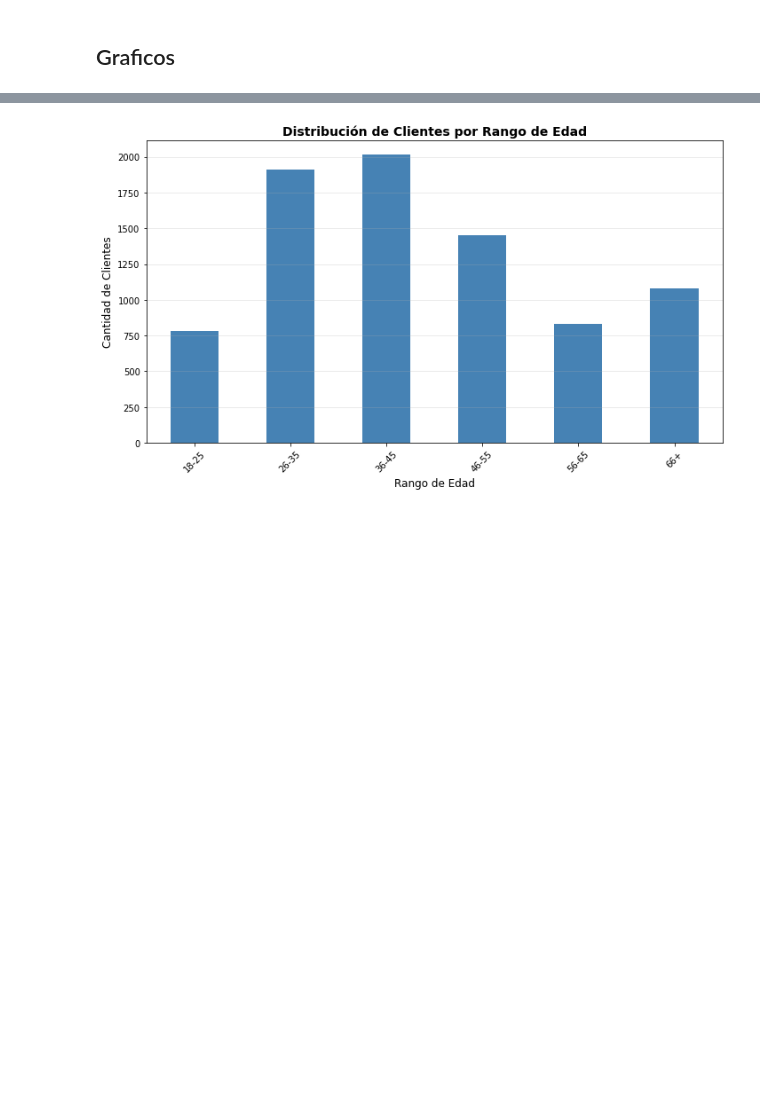
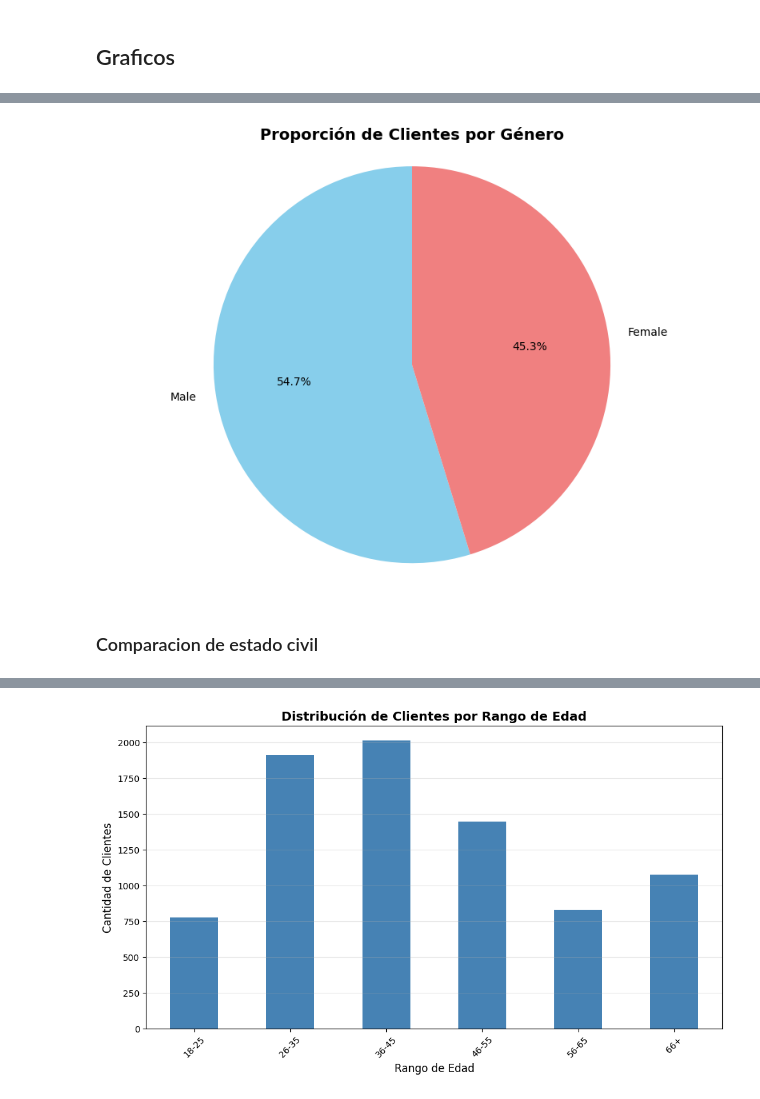
Before and after one commit to mnahuelanca/segmentacion-clientes, a Jupyter notebook: index.ipynb, the cells around one changed output, grey strips where cells are left out. Saved outputs shown, nothing was run; the diff lists cells and outputs as text; code cells hidden in the pictures; blank space fills up the shorter version.

```diff
--- a/index.ipynb
+++ b/index.ipynb
@@ -353 +364,12 @@ plt.show()
+# %%
+plt.figure(figsize=(8, 6))
+plt.pie(gender_counts, labels=gender_counts.index, autopct='%1.1f%%', colors=['skyblue', 'lightcoral'], startangle=90)
+plt.title('Proporción de Clientes por Género', fontsize=14, fontweight='bold')
+plt.axis('equal')
+plt.tight_layout()
+plt.show()
+# %% [output]
+[figure, added]
+# %% [markdown]
+### Comparacion de estado civil
 # %%
```
Also changed, not shown: parts of 34 cells of this notebook.
